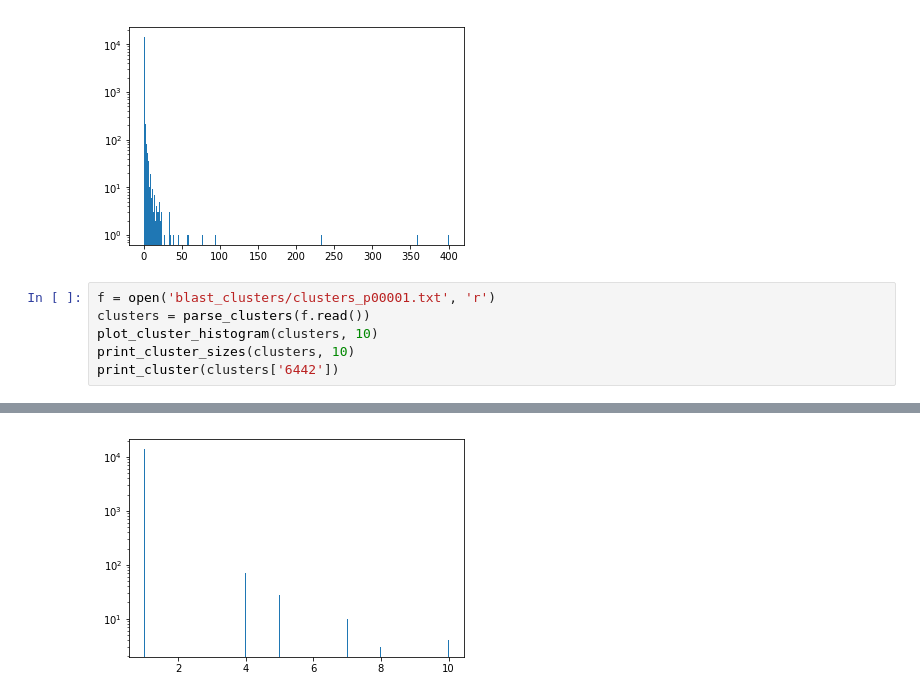
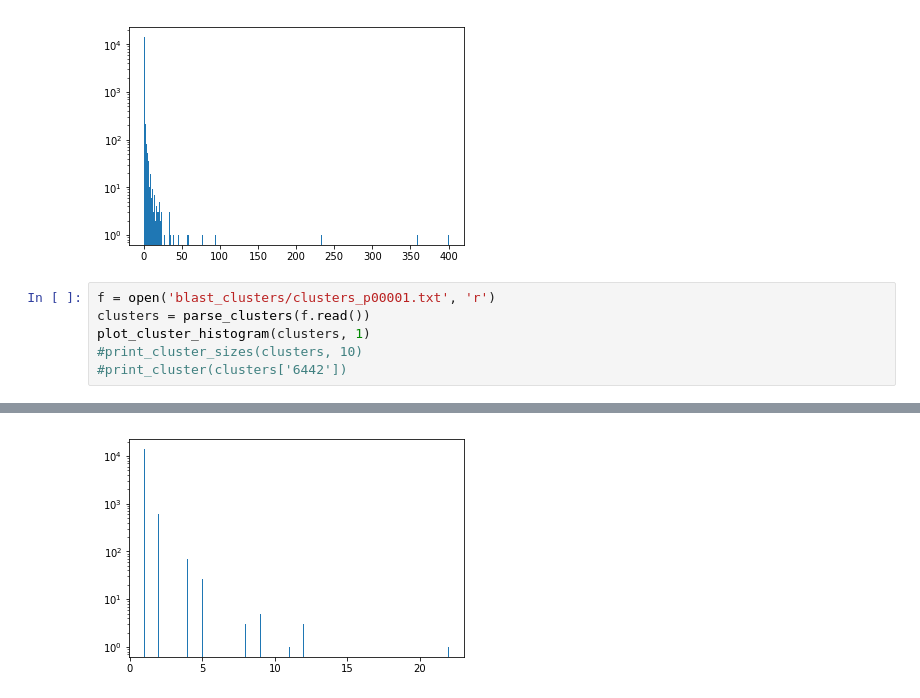
Before and after one commit to SynBioDex/SBOLExplorer, a Jupyter notebook: cluster/analyze_clusters.ipynb, the cells around one changed output, grey strips where cells are left out. Saved outputs shown, nothing was run; the diff lists cells and outputs as text.

Commit message:
added analysis of first blast bit score clustering

```diff
--- a/cluster/analyze_clusters.ipynb
+++ b/cluster/analyze_clusters.ipynb
@@ -101,9 +101,9 @@ total parts: 48548
 # %%
 f = open('blast_clusters/clusters_p00001.txt', 'r')
 clusters = parse_clusters(f.read())
-plot_cluster_histogram(clusters, 10)
-print_cluster_sizes(clusters, 10)
-print_cluster(clusters['6442'])
+plot_cluster_histogram(clusters, 1)
+#print_cluster_sizes(clusters, 10)
+#print_cluster(clusters['6442'])
 # %% [output]
 # of clusters: 14807
 total parts: 48548
@@ -125 +110 @@ atgtccaaaaaattcctgacgattctggctggtctgctgctggttgtgtcttccttcttcctgtccgtttcaccggcggc
-[figure, old version]
+[figure, new version]
```
Also changed, not shown: parts of 2 cells of this notebook.
